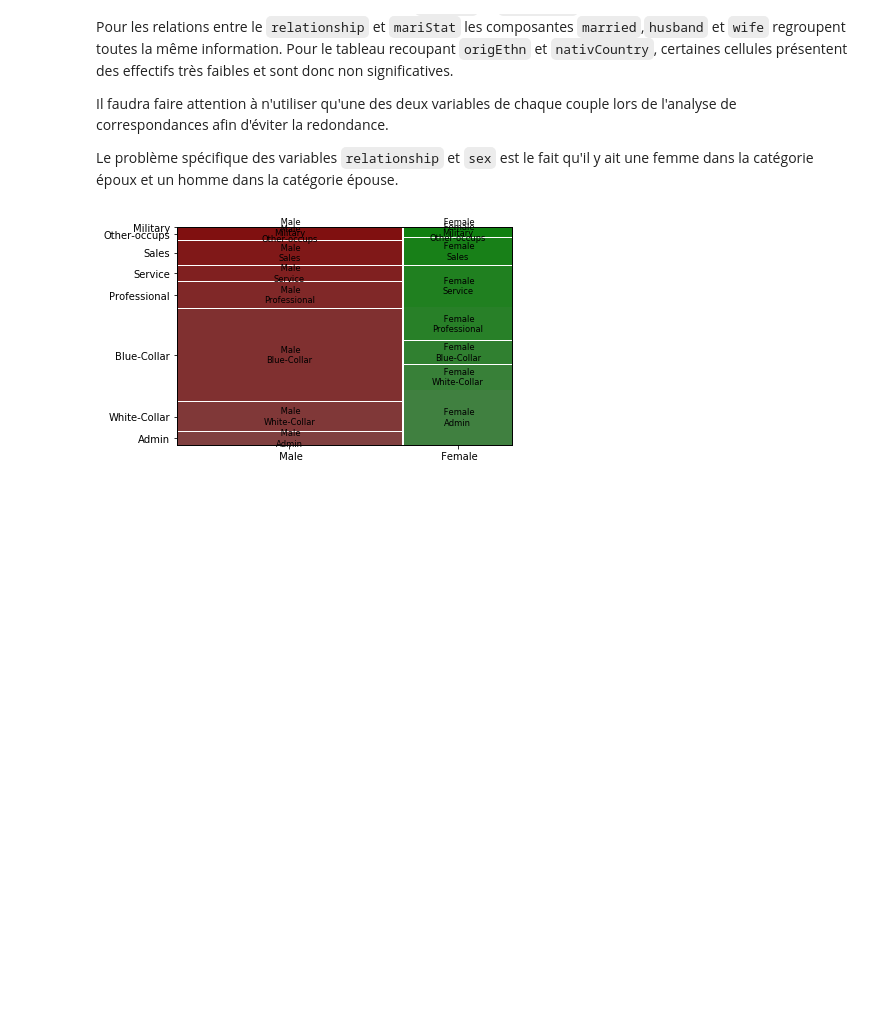
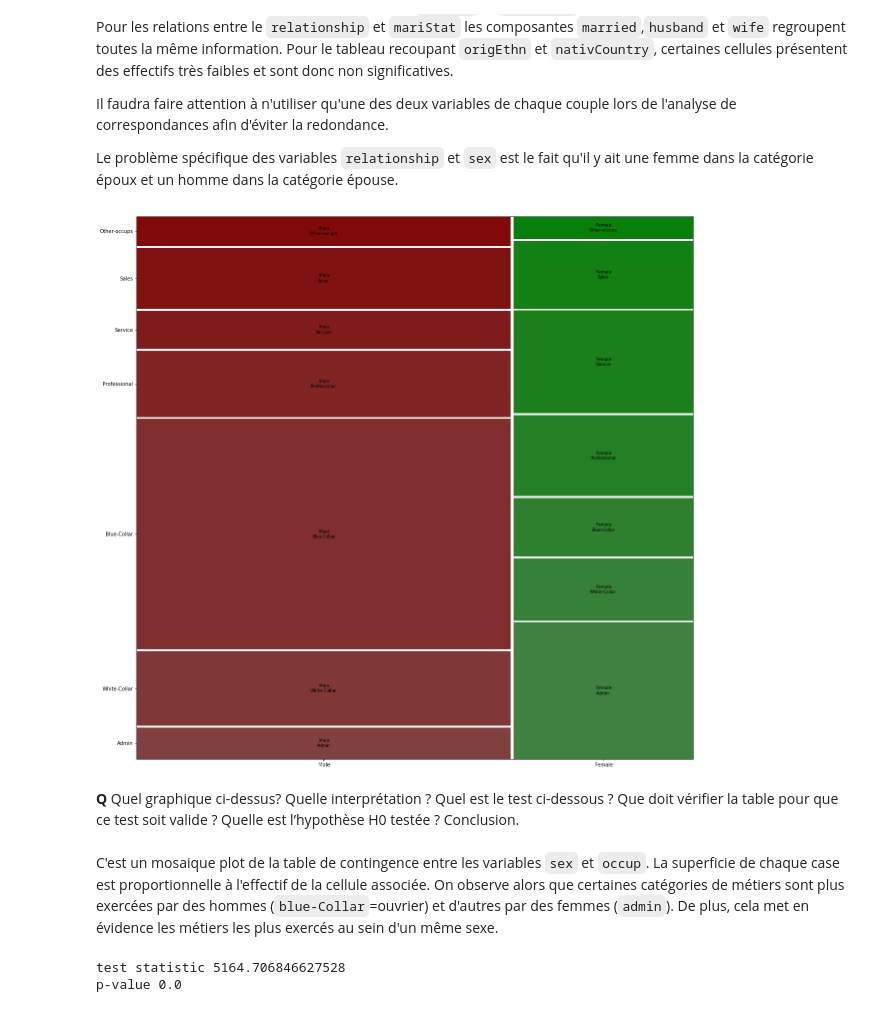
Before and after one commit to LouisDelvaux/Exploration4A, a Jupyter notebook: Adult-Census/Explo-Python-AdultCensus (PROJET).ipynb, the cells around one changed output. Cells and saved outputs as stored; diff of their text form; code cells hidden in the pictures; blank space fills up the shorter version.

```diff
--- a/Adult-Census/Explo-Python-AdultCensus (PROJET).ipynb
+++ b/Adult-Census/Explo-Python-AdultCensus (PROJET).ipynb
@@ -139,7 +139,7 @@ dataBase["mariStat"]=dataBase.mariStat.map(str.lower).map(cat_mariStat)
 # %%
 #occup
 cat_occup={" adm-clerical": "Admin",
-           " armed-forces": "Military",
+           #" armed-forces": "Military",
            " craft-repair": "Blue-Collar",
            " exec-managerial": "White-Collar",
            " farming-fishing": "Blue-Collar",
@@ -154,4 +154,4 @@ cat_occup={" adm-clerical": "Admin",
            " transport-moving": "Blue-Collar",
           }
 dataBase["occup"]=dataBase.occup.map(str.lower).map(cat_occup)
-dataBase["occup"]=dataBase["occup"].replace("Miltary",np.nan)
+#dataBase["occup"]=dataBase["occup"].replace("Miltary",np.nan)
@@ -390,7 +396,8 @@ Il faudra faire attention à n'utiliser qu'une des deux variables de chaque coup
 Le problème spécifique des variables `relationship` et `sex` est le fait qu'il y ait une femme dans la catégorie époux et un homme dans la catégorie épouse.
 # %%
 from statsmodels.graphics.mosaicplot import mosaic
-mosaic(dataBase,["sex","occup"])
+fig, ax = plt.subplots(figsize=(20,20))
+mosaic(dataBase,["sex","occup"],ax)
 plt.show()
 # %% [output]
-[figure, old version]
+[figure, new version]
@@ -398,0 +404,13 @@ plt.show()
+# %% [markdown]
+**Q** Quel graphique ci-dessus?  Quelle interprétation ? Quel est le test ci-dessous ? Que doit vérifier la table pour que ce test soit valide ? Quelle est l’hypothèse H0 testée ? Conclusion.
+# %% [markdown]
+C'est un mosaique plot de la table de contingence entre les variables `sex` et `occup`. La superficie de chaque case est proportionnelle à l'effectif de la cellule associée. On observe alors que certaines catégories de métiers sont plus exercées par des hommes (`blue-Collar`=ouvrier) et d'autres par des femmes (`admin`). De plus, cela met en évidence les métiers les plus exercés au sein d'un même sexe.
+# %%
+from scipy.stats import chi2_contingency
+
+chi2=chi2_contingency(pd.crosstab(dataBase["sex"],dataBase["occup"]))
+print("test statistic",chi2[0])
+print("p-value",chi2[1])
+# %% [output]
+test statistic 5164.706846627528
+p-value 0.0
```
Also changed, not shown: parts of 11 cells of this notebook.
